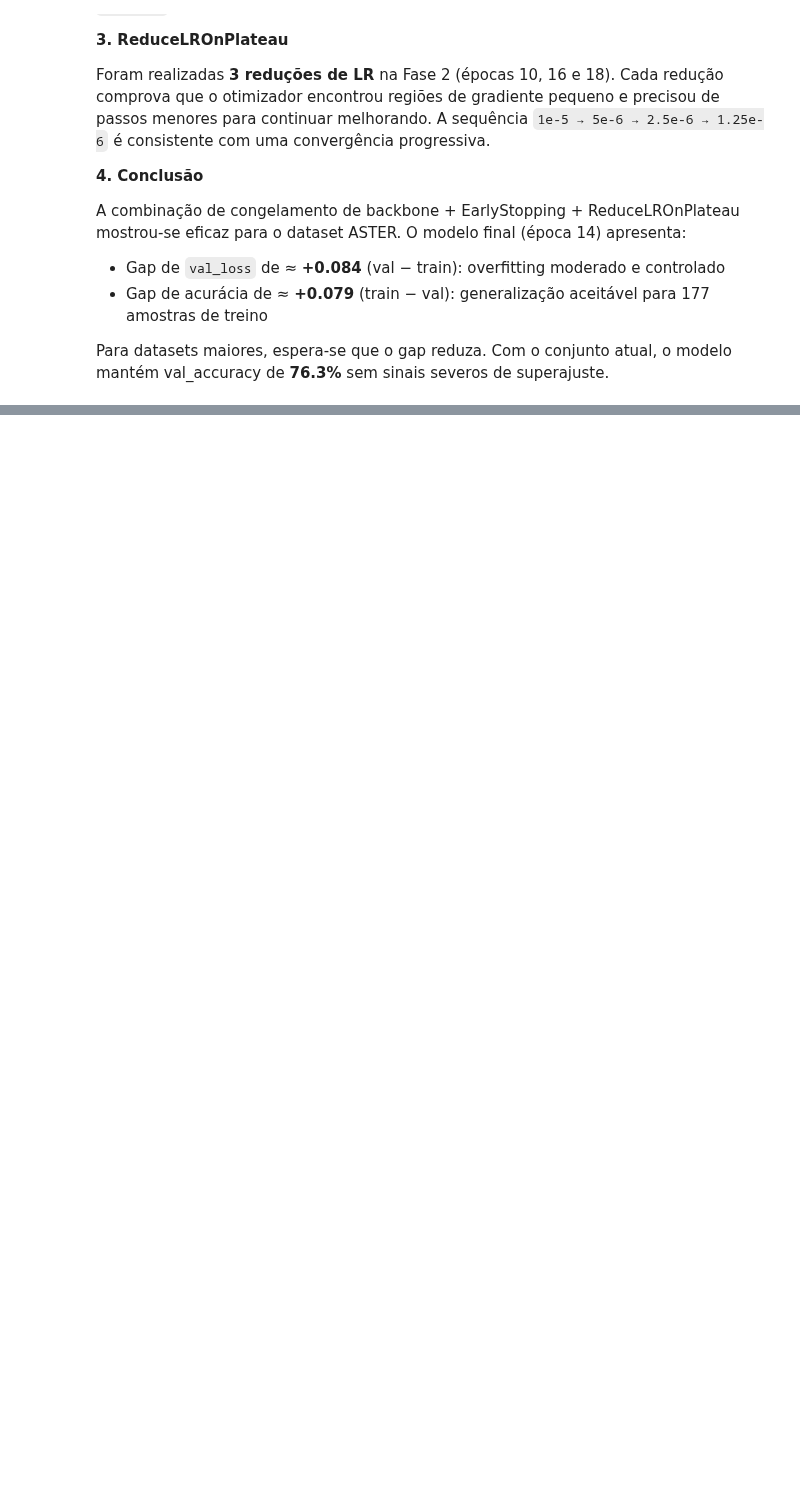
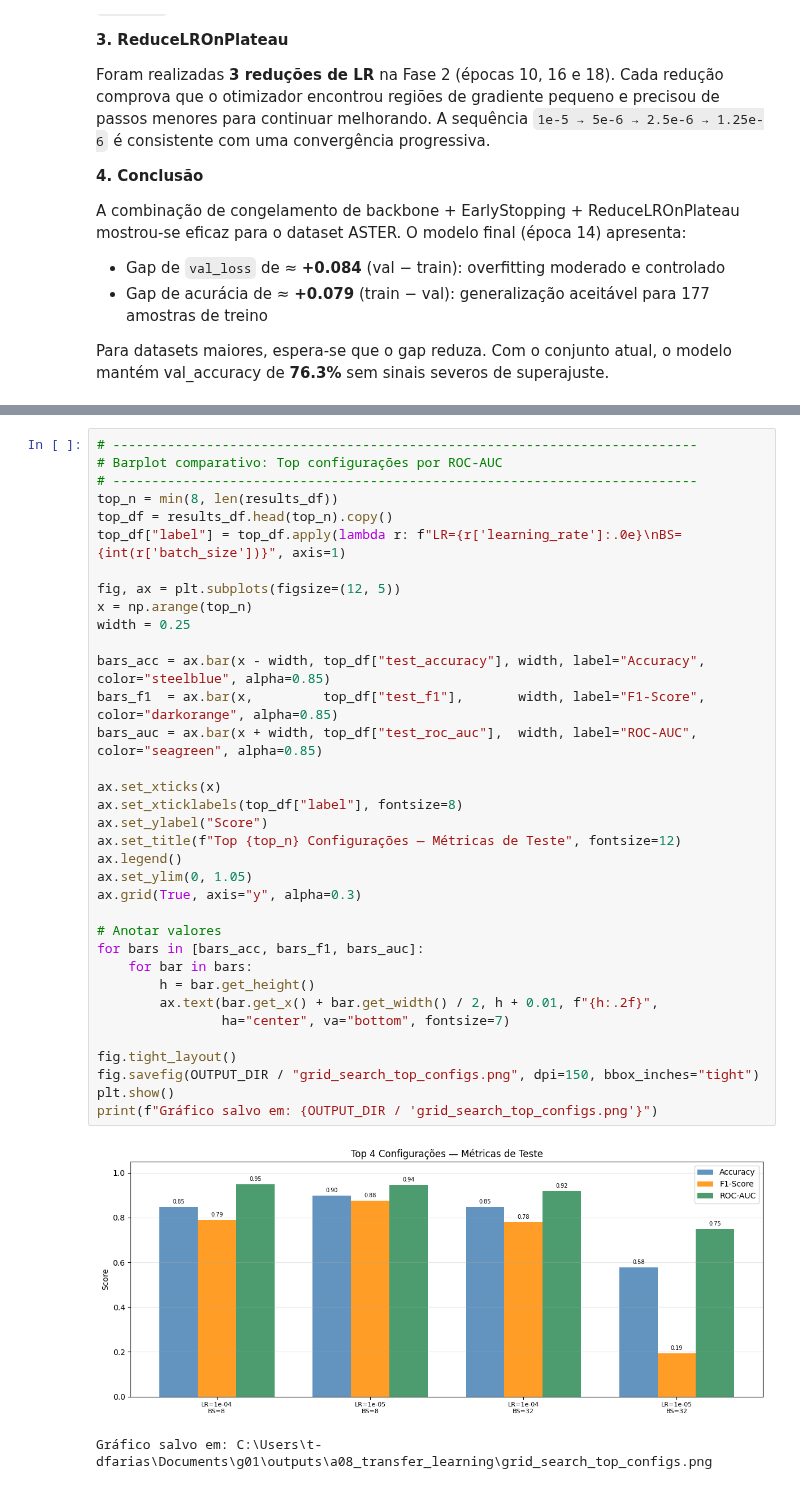
Before and after one commit to pedroauler12/SpectraAI, a Jupyter notebook: artefatos/a08_transfer_learning/a08_transfer_learning.ipynb, the cells around one changed output, grey strips where cells are left out. Cells and saved outputs as stored; diff of their text form; blank space fills up the shorter version.

```diff
--- a/artefatos/a08_transfer_learning/a08_transfer_learning.ipynb
+++ b/artefatos/a08_transfer_learning/a08_transfer_learning.ipynb
@@ -1191,0 +1186,38 @@ Para trabalhos futuros com dados espectrais z-score, recomenda-se substituir `Ra
+# %%
+# ---------------------------------------------------------------------------
+# Barplot comparativo: Top configurações por ROC-AUC
+# ---------------------------------------------------------------------------
+top_n = min(8, len(results_df))
+top_df = results_df.head(top_n).copy()
+top_df["label"] = top_df.apply(lambda r: f"LR={r['learning_rate']:.0e}\nBS={int(r['batch_size'])}", axis=1)
+
+fig, ax = plt.subplots(figsize=(12, 5))
+x = np.arange(top_n)
+width = 0.25
+
+bars_acc = ax.bar(x - width, top_df["test_accuracy"], width, label="Accuracy", color="steelblue", alpha=0.85)
+bars_f1  = ax.bar(x,         top_df["test_f1"],       width, label="F1-Score", color="darkorange", alpha=0.85)
+bars_auc = ax.bar(x + width, top_df["test_roc_auc"],  width, label="ROC-AUC",  color="seagreen", alpha=0.85)
+
+ax.set_xticks(x)
+ax.set_xticklabels(top_df["label"], fontsize=8)
+ax.set_ylabel("Score")
+ax.set_title(f"Top {top_n} Configurações — Métricas de Teste", fontsize=12)
+ax.legend()
+ax.set_ylim(0, 1.05)
+ax.grid(True, axis="y", alpha=0.3)
+
+# Anotar valores
+for bars in [bars_acc, bars_f1, bars_auc]:
+    for bar in bars:
+        h = bar.get_height()
+        ax.text(bar.get_x() + bar.get_width() / 2, h + 0.01, f"{h:.2f}",
+                ha="center", va="bottom", fontsize=7)
+
+fig.tight_layout()
+fig.savefig(OUTPUT_DIR / "grid_search_top_configs.png", dpi=150, bbox_inches="tight")
+plt.show()
+print(f"Gráfico salvo em: {OUTPUT_DIR / 'grid_search_top_configs.png'}")
+# %% [output]
+[figure, added]
+Gráfico salvo em: C:\Users\t-dfarias\Documents\g01\outputs\a08_transfer_learning\grid_search_top_configs.png
```
Also changed, not shown: parts of 25 cells of this notebook, 3 other files.
